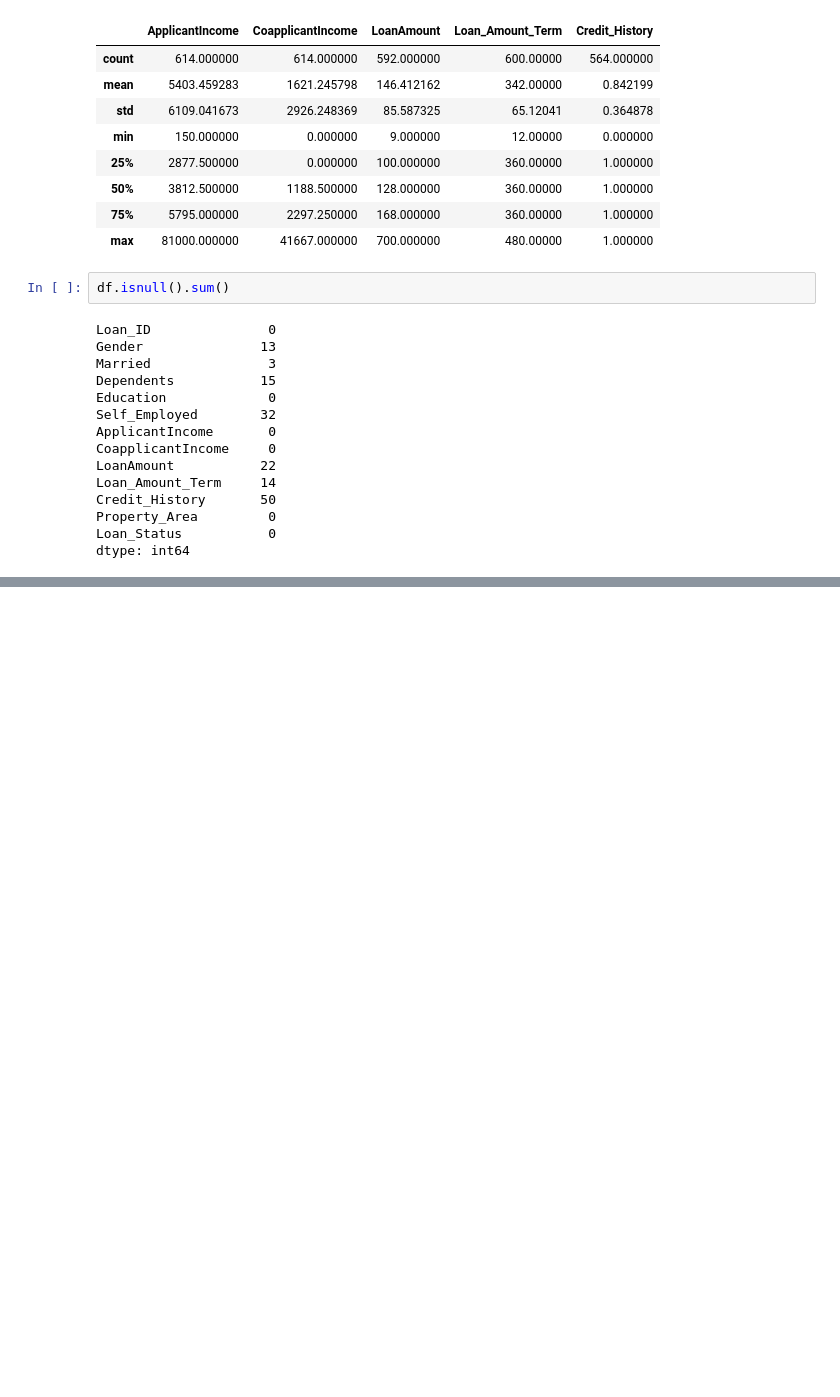
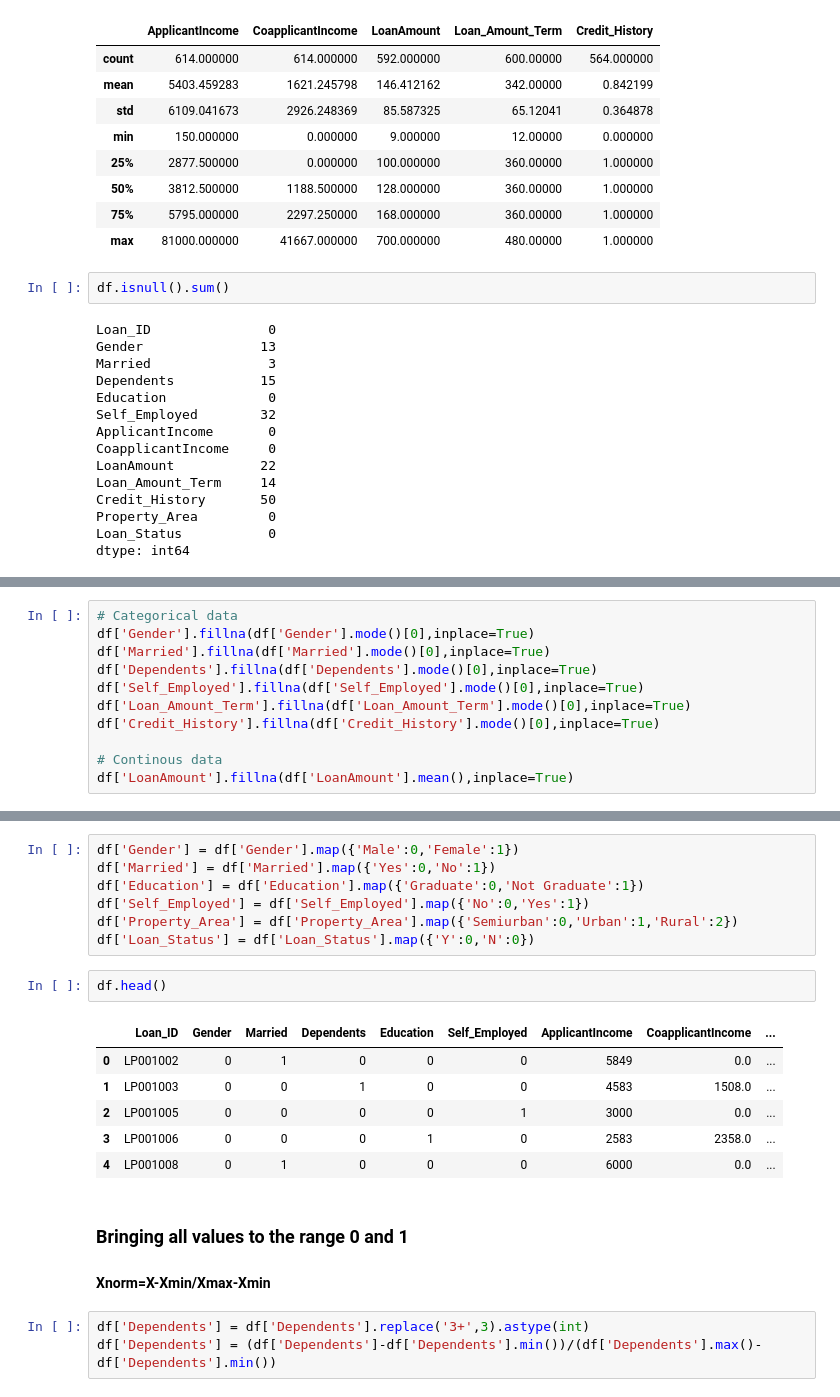
Before and after one commit to Dhe-Reigner/Loan-Prediction-ML-sklearn--DL-keras-, a Jupyter notebook: loan.ipynb, the cells around one changed output, grey strips where cells are left out. Saved outputs shown, nothing was run; the diff lists cells and outputs as text; blank space fills up the shorter version.

Commit message:
Cleaned Loan Prediction Dataset

```diff
--- a/loan.ipynb
+++ b/loan.ipynb
@@ -84,0 +121,11 @@ dtype: int64
+# %%
+# Categorical data
+df['Gender'].fillna(df['Gender'].mode()[0],inplace=True)
+df['Married'].fillna(df['Married'].mode()[0],inplace=True)
+df['Dependents'].fillna(df['Dependents'].mode()[0],inplace=True)
+df['Self_Employed'].fillna(df['Self_Employed'].mode()[0],inplace=True)
+df['Loan_Amount_Term'].fillna(df['Loan_Amount_Term'].mode()[0],inplace=True)
+df['Credit_History'].fillna(df['Credit_History'].mode()[0],inplace=True)
+
+# Continous data
+df['LoanAmount'].fillna(df['LoanAmount'].mean(),inplace=True)
@@ -84,0 +190,23 @@ dtype: int64
+# %%
+df['Gender'] = df['Gender'].map({'Male':0,'Female':1})
+df['Married'] = df['Married'].map({'Yes':0,'No':1})
+df['Education'] = df['Education'].map({'Graduate':0,'Not Graduate':1})
+df['Self_Employed'] = df['Self_Employed'].map({'No':0,'Yes':1})
+df['Property_Area'] = df['Property_Area'].map({'Semiurban':0,'Urban':1,'Rural':2})
+df['Loan_Status'] = df['Loan_Status'].map({'Y':0,'N':0})
+# %%
+df.head()
+# %% [output]
+|  | Loan_ID | Gender | Married | Dependents | Education | Self_Employed | ApplicantIncome | CoapplicantIncome | ... |
+| 0 | LP001002 | 0 | 1 | 0 | 0 | 0 | 5849 | 0.0 | ... |
+| 1 | LP001003 | 0 | 0 | 1 | 0 | 0 | 4583 | 1508.0 | ... |
+| 2 | LP001005 | 0 | 0 | 0 | 0 | 1 | 3000 | 0.0 | ... |
+| 3 | LP001006 | 0 | 0 | 0 | 1 | 0 | 2583 | 2358.0 | ... |
+| 4 | LP001008 | 0 | 1 | 0 | 0 | 0 | 6000 | 0.0 | ... |
+# %% [markdown]
+### Bringing all values to the range 0 and 1
+
+####      Xnorm=X-Xmin/Xmax-Xmin
+# %%
+df['Dependents'] = df['Dependents'].replace('3+',3).astype(int)
+df['Dependents'] = (df['Dependents']-df['Dependents'].min())/(df['Dependents'].max()-df['Dependents'].min())
```
Also changed, not shown: parts of 12 cells of this notebook, 1 other file.
